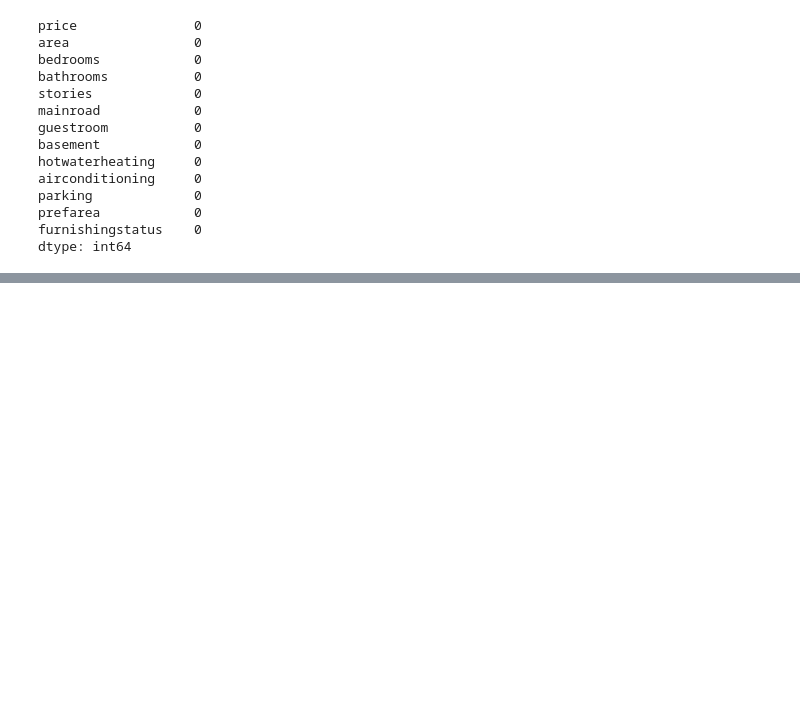
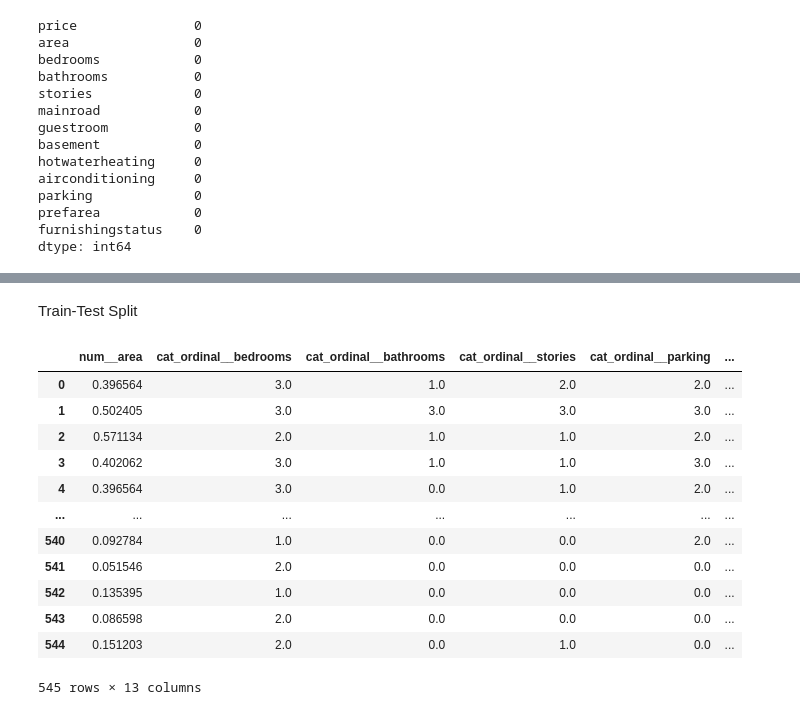
Before and after one commit to spicyneutrino/Housing-Prediction, a Jupyter notebook: main.ipynb, the cells around one changed output, grey strips where cells are left out. Drawn from its saved outputs; the diff is of its cells as text; code cells hidden in the pictures; blank space fills up the shorter version.

```diff
--- a/main.ipynb
+++ b/main.ipynb
@@ -414,0 +120,48 @@ Best Score: nan
+# %%
+from sklearn.preprocessing import MinMaxScaler, OrdinalEncoder, OneHotEncoder
+from sklearn.compose import ColumnTransformer
+from sklearn.pipeline import Pipeline
+
+# Preprocessing for different features
+numerical_scaler = MinMaxScaler()
+ordinal_encoder = OrdinalEncoder(handle_unknown='use_encoded_value', unknown_value=-1)
+onehot_encoder = OneHotEncoder(drop='first', handle_unknown='ignore')
+
+# ColumnTransformer to apply transformations to different columns
+preprocessor = ColumnTransformer(
+    transformers=[
+        ('num', numerical_scaler, numerical_features),
+        ('cat_ordinal', ordinal_encoder, categorical_features_ordinal),
+        ('cat_onehot', onehot_encoder, categorical_features_onehot)
+    ]
+)
+# %% [markdown]
+Train-Test Split
+# %%
+from sklearn.model_selection import train_test_split
+
+X = df.drop(columns=['price'], axis=1)
+y = df[['price']]
+y = y.values.ravel()
+
+X_train, X_test, y_train, y_test = train_test_split(X,y, test_size=0.2, random_state=42)
+# %%
+X_transformed = preprocessor.fit_transform(X)
+
+X_transformed_df = pd.DataFrame(data=preprocessor.transform(X), columns=preprocessor.get_feature_names_out())
+# %%
+X_transformed_df
+# %% [output]
+|  | num__area | cat_ordinal__bedrooms | cat_ordinal__bathrooms | cat_ordinal__stories | cat_ordinal__parking | ... |
+| 0 | 0.396564 | 3.0 | 1.0 | 2.0 | 2.0 | ... |
+| 1 | 0.502405 | 3.0 | 3.0 | 3.0 | 3.0 | ... |
+| 2 | 0.571134 | 2.0 | 1.0 | 1.0 | 2.0 | ... |
+| 3 | 0.402062 | 3.0 | 1.0 | 1.0 | 3.0 | ... |
+| 4 | 0.396564 | 3.0 | 0.0 | 1.0 | 2.0 | ... |
+| ... | ... | ... | ... | ... | ... | ... |
+| 540 | 0.092784 | 1.0 | 0.0 | 0.0 | 2.0 | ... |
+| 541 | 0.051546 | 2.0 | 0.0 | 0.0 | 0.0 | ... |
+| 542 | 0.135395 | 1.0 | 0.0 | 0.0 | 0.0 | ... |
+| 543 | 0.086598 | 2.0 | 0.0 | 0.0 | 0.0 | ... |
+| 544 | 0.151203 | 2.0 | 0.0 | 1.0 | 0.0 | ... |
+545 rows × 13 columns
```
Also changed, not shown: parts of 44 cells of this notebook, 1 other file.
